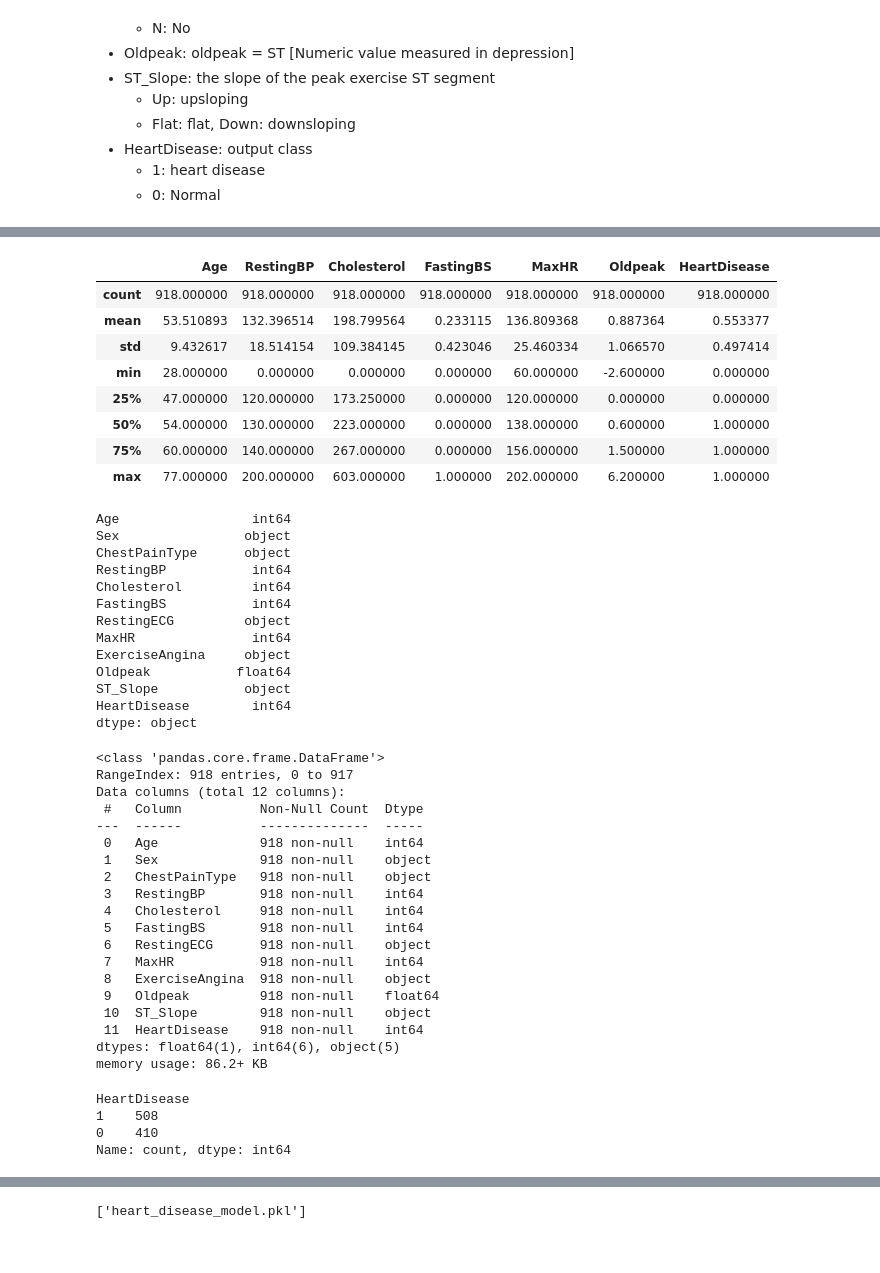
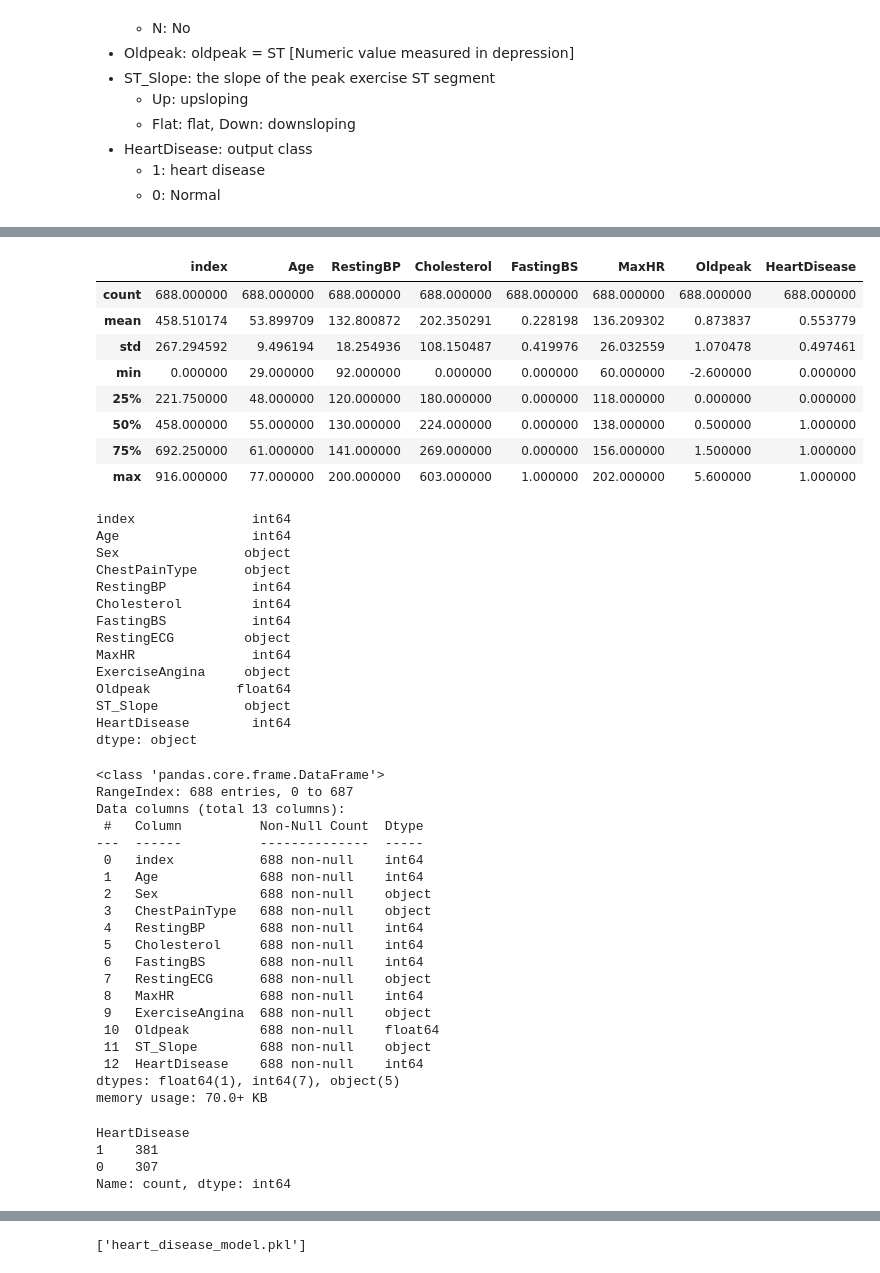
Before and after one commit to adamscarlat/hands-on-ML-with-Scikit-Learn-and-Tensorflow, a Jupyter notebook: edition3/projects/heart-attack-dataset/heart-attack-prediction.ipynb, the cells around one changed output, grey strips where cells are left out. Saved outputs shown, nothing was run; the diff lists cells and outputs as text; code cells hidden in the pictures.

```diff
--- a/edition3/projects/heart-attack-dataset/heart-attack-prediction.ipynb
+++ b/edition3/projects/heart-attack-dataset/heart-attack-prediction.ipynb
@@ -68,0 +63,15 @@ df.head()
+# %%
+df=pd.read_csv("./data/heart.csv")
+
+# separate label from data
+X = df.drop("HeartDisease", axis=1)
+y = df["HeartDisease"].copy()
+
+X_train, X_test, y_train, y_test = train_test_split(X, y, random_state=42, stratify=y)
+
+# Join the train data and train labels into a full dataframe
+full_train = X_train.copy()
+full_train["HeartDisease"] = y
+full_train = full_train.reset_index()
+
+full_train.head()
@@ -69,18 +85,19 @@ df.head()
 # %%
-df.describe()
+full_train.describe()
 # %% [output]
-|  | Age | RestingBP | Cholesterol | FastingBS | MaxHR | Oldpeak | HeartDisease |
-| count | 918.000000 | 918.000000 | 918.000000 | 918.000000 | 918.000000 | 918.000000 | 918.000000 |
-| mean | 53.510893 | 132.396514 | 198.799564 | 0.233115 | 136.809368 | 0.887364 | 0.553377 |
-| std | 9.432617 | 18.514154 | 109.384145 | 0.423046 | 25.460334 | 1.066570 | 0.497414 |
-| min | 28.000000 | 0.000000 | 0.000000 | 0.000000 | 60.000000 | -2.600000 | 0.000000 |
-| 25% | 47.000000 | 120.000000 | 173.250000 | 0.000000 | 120.000000 | 0.000000 | 0.000000 |
-| 50% | 54.000000 | 130.000000 | 223.000000 | 0.000000 | 138.000000 | 0.600000 | 1.000000 |
-| 75% | 60.000000 | 140.000000 | 267.000000 | 0.000000 | 156.000000 | 1.500000 | 1.000000 |
-| max | 77.000000 | 200.000000 | 603.000000 | 1.000000 | 202.000000 | 6.200000 | 1.000000 |
+|  | index | Age | RestingBP | Cholesterol | FastingBS | MaxHR | Oldpeak | HeartDisease |
+| count | 688.000000 | 688.000000 | 688.000000 | 688.000000 | 688.000000 | 688.000000 | 688.000000 | 688.000000 |
+| mean | 458.510174 | 53.899709 | 132.800872 | 202.350291 | 0.228198 | 136.209302 | 0.873837 | 0.553779 |
+| std | 267.294592 | 9.496194 | 18.254936 | 108.150487 | 0.419976 | 26.032559 | 1.070478 | 0.497461 |
+| min | 0.000000 | 29.000000 | 92.000000 | 0.000000 | 0.000000 | 60.000000 | -2.600000 | 0.000000 |
+| 25% | 221.750000 | 48.000000 | 120.000000 | 180.000000 | 0.000000 | 118.000000 | 0.000000 | 0.000000 |
+| 50% | 458.000000 | 55.000000 | 130.000000 | 224.000000 | 0.000000 | 138.000000 | 0.500000 | 1.000000 |
+| 75% | 692.250000 | 61.000000 | 141.000000 | 269.000000 | 0.000000 | 156.000000 | 1.500000 | 1.000000 |
+| max | 916.000000 | 77.000000 | 200.000000 | 603.000000 | 1.000000 | 202.000000 | 5.600000 | 1.000000 |
 # %%
-df.dtypes
+full_train.dtypes
 # %% [output]
+index               int64
 Age                 int64
 Sex                object
 ChestPainType      object
@@ -96,32 +113,33 @@ HeartDisease        int64
 dtype: object
 # %%
 # No missing values
-df.info()
+full_train.info()
 # %% [output]
 <class 'pandas.core.frame.DataFrame'>
-RangeIndex: 918 entries, 0 to 917
-Data columns (total 12 columns):
+RangeIndex: 688 entries, 0 to 687
+Data columns (total 13 columns):
  #   Column          Non-Null Count  Dtype
 ---  ------          --------------  -----
- 0   Age             918 non-null    int64
- 1   Sex             918 non-null    object
- 2   ChestPainType   918 non-null    object
- 3   RestingBP       918 non-null    int64
- 4   Cholesterol     918 non-null    int64
- 5   FastingBS       918 non-null    int64
- 6   RestingECG      918 non-null    object
- 7   MaxHR           918 non-null    int64
- 8   ExerciseAngina  918 non-null    object
- 9   Oldpeak         918 non-null    float64
- 10  ST_Slope        918 non-null    object
- 11  HeartDisease    918 non-null    int64
-dtypes: float64(1), int64(6), object(5)
-memory usage: 86.2+ KB
+ 0   index           688 non-null    int64
+ 1   Age             688 non-null    int64
+ 2   Sex             688 non-null    object
+ 3   ChestPainType   688 non-null    object
+ 4   RestingBP       688 non-null    int64
+ 5   Cholesterol     688 non-null    int64
+ 6   FastingBS       688 non-null    int64
+ 7   RestingECG      688 non-null    object
+ 8   MaxHR           688 non-null    int64
+ 9   ExerciseAngina  688 non-null    object
+ 10  Oldpeak         688 non-null    float64
+ 11  ST_Slope        688 non-null    object
+ 12  HeartDisease    688 non-null    int64
+dtypes: float64(1), int64(7), object(5)
+memory usage: 70.0+ KB
 # %%
 # dataset is somewhat balanced
-df["HeartDisease"].value_counts()
+full_train["HeartDisease"].value_counts()
 # %% [output]
 HeartDisease
-1    508
-0    410
+1    381
+0    307
 Name: count, dtype: int64
```
Also changed, not shown: parts of 27 cells of this notebook, 2 other files.
